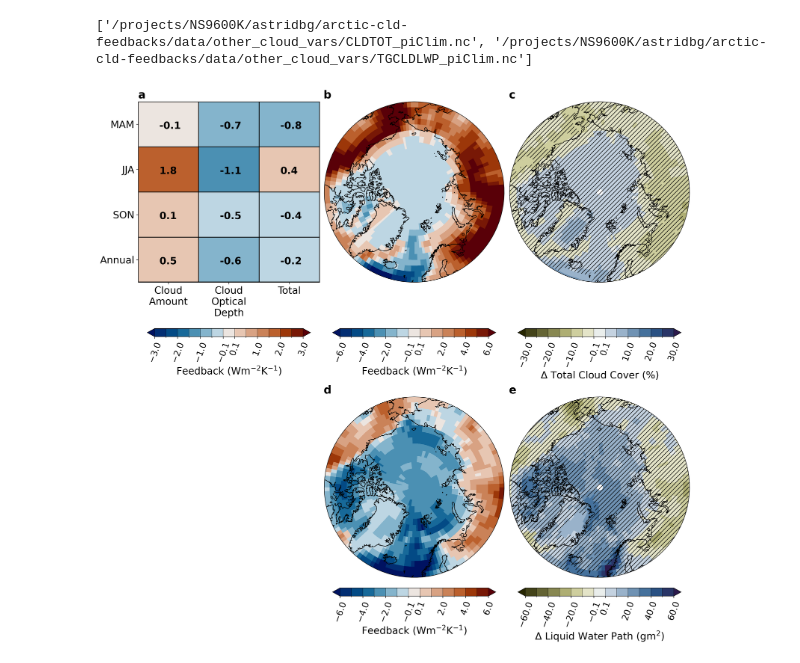
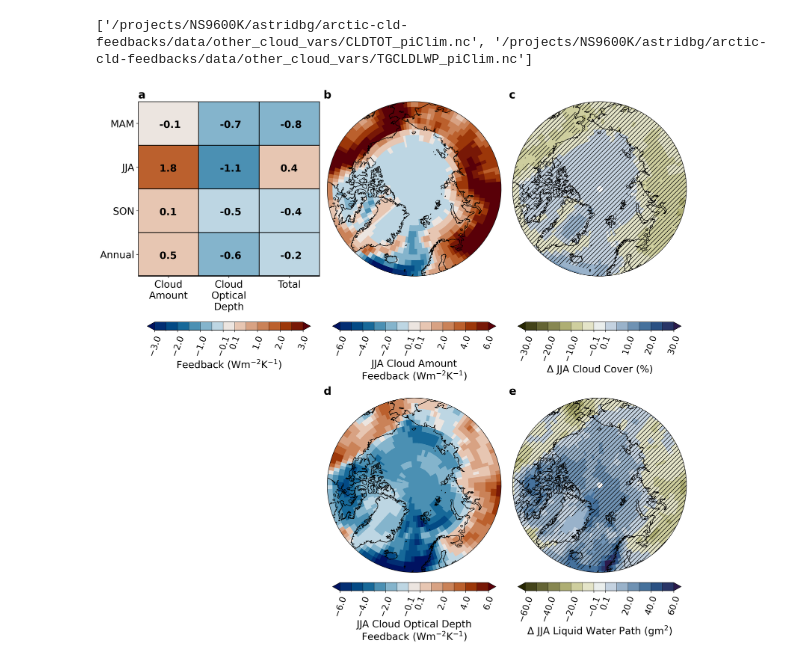
Before and after one commit to astridbg/arctic-cloud-feedbacks, a Jupyter notebook: FigA6.ipynb, the cells around one changed output. Saved outputs shown, nothing was run; the diff lists cells and outputs as text; code cells hidden in the pictures.

```diff
--- a/FigA6.ipynb
+++ b/FigA6.ipynb
@@ -271,7 +271,7 @@ for ax,co2_conc in zip([ax2], [co2_conc]):
     ax.coastlines()
 
 cb = fig.colorbar(map, ax=ax, location='bottom', ticks=[-6,-4,-2,-0.1, 0.1 ,2,4,6], drawedges=True,shrink=0.9)
-cb.set_label(label='Feedback (Wm$^{-2}$K$^{-1}$)',fontsize=18)
+cb.set_label(label='JJA Cloud Amount\nFeedback (Wm$^{-2}$K$^{-1}$)',fontsize=18)
 #cb.set_ticks(ticks=[-6,-4,-2,-0.1,0.1,2,4,6], labels=[-6,-4,-2,-0.1,0.1,2,4,6])
 cb.ax.tick_params(labelsize=16, rotation=label_rotation)
 
@@ -299,7 +299,7 @@ for ax,co2_conc in zip([ax3], [co2_conc]):
     hatch = ax.contourf(insignificant_data.lon, insignificant_data.lat, insignificant_data, transform=ccrs.PlateCarree(), colors='none', levels=[.5,1.5], hatches=[hatch_density*hatch_style, hatch_density*hatch_style])
 cb = fig.colorbar(map, ax=ax, location='bottom', ticks=[-30,-20,-10,-0.1, 0.1,10,20,30], drawedges=True,shrink=0.9)
 
-cb.set_label(label='$\Delta$ Total Cloud Cover (%)',fontsize=18)
+cb.set_label(label='$\Delta$ JJA Cloud Cover (%)',fontsize=18)
 cb.ax.tick_params(labelsize=16, rotation=label_rotation)
 
 # Plot 4: spatial distribution of cloud optical depth feedback
@@ -319,7 +319,7 @@ for ax,co2_conc in zip([ax4], [co2_conc]):
     ax.coastlines()
 
 cb = fig.colorbar(map, ax=ax, location='bottom', ticks=[-6,-4,-2,-0.1,0.1,2,4,6], drawedges=True,shrink=0.9)
-cb.set_label(label='Feedback (Wm$^{-2}$K$^{-1}$)',fontsize=18)
+cb.set_label(label='JJA Cloud Optical Depth\nFeedback (Wm$^{-2}$K$^{-1}$)',fontsize=18)
 #cb.set_ticks(ticks=[-6,-4,-2,-0.1,0.1,2,4,6], labels=[-6,-4,-2,-0.1,0.1,2,4,6])
 cb.ax.tick_params(labelsize=16, rotation=label_rotation)
 
@@ -330,32 +330,32 @@ cmap_rb = cm.cm.broc_r
 colors = cmap_rb(np.linspace(0, 1, len(uneven_levels)+1))
 cmap, norm = mcolors.from_levels_and_colors(uneven_levels, colors,extend='both')
 
 for ax,co2_conc in zip([ax5], [co2_conc]):
     functions.polarCentral_set_latlim([60,90], ax)
     data = cloud_t_avg['TGCLDLWP'].sel(time='JJA',co2_conc=co2_conc) - cloud_piClim_t_avg['TGCLDLWP'].sel(time='JJA') # Get LWP change from pre-industrial climate
     data = data*1000 # Convert from kg/m2 to g/m2
     map = data.plot.pcolormesh(ax=ax, transform=ccrs.PlateCarree(),
                                         cmap=cmap,norm=norm,
                                         add_colorbar=False)
     #ax.set_title('JJA $\Delta$ Liquid Water Path', fontsize=22,fontweight='bold')
     ax.set_title('')
     ax.coastlines()
     hatch_density=3
     hatch_style='/'
     insignificant_data = functions.xr_add_cyclic_point(np.abs(data) < piClim_cloud_std['TGCLDLWP'].sel(season='JJA')*1000)
     hatch = ax.contourf(insignificant_data.lon, insignificant_data.lat, insignificant_data, transform=ccrs.PlateCarree(), colors='none', levels=[.5,1.5], hatches=[hatch_density*hatch_style, hatch_density*hatch_style])
 cb = fig.colorbar(map, ax=ax, location='bottom', ticks=[-60,-40,-20,-0.1, 0.1,20,40,60], drawedges=True,shrink=0.9)
 
-cb.set_label(label='$\Delta$ Liquid Water Path (gm$^2$)',fontsize=18)
+cb.set_label(label='$\Delta$ JJA Liquid Water Path (gm$^2$)',fontsize=18)
 cb.ax.tick_params(labelsize=16,rotation=label_rotation)
 
 
 
 # Label subplots
 for label, ax in axs.items():
     ax.set_title(label, loc='left', fontsize=20,fontweight='bold')
 
 fig.savefig('/nird/datapeak/NS9600K/astridbg/arctic-cld-feedbacks/arctic-cloud-feedbacks/article_figs/FigA6.png')
 fig.savefig('/nird/datapeak/NS9600K/astridbg/arctic-cld-feedbacks/arctic-cloud-feedbacks/article_figs/FigA6.pdf')
 # %% [output]
-[figure, old version]
+[figure, new version]
```
Also changed, not shown: 27 other files.
